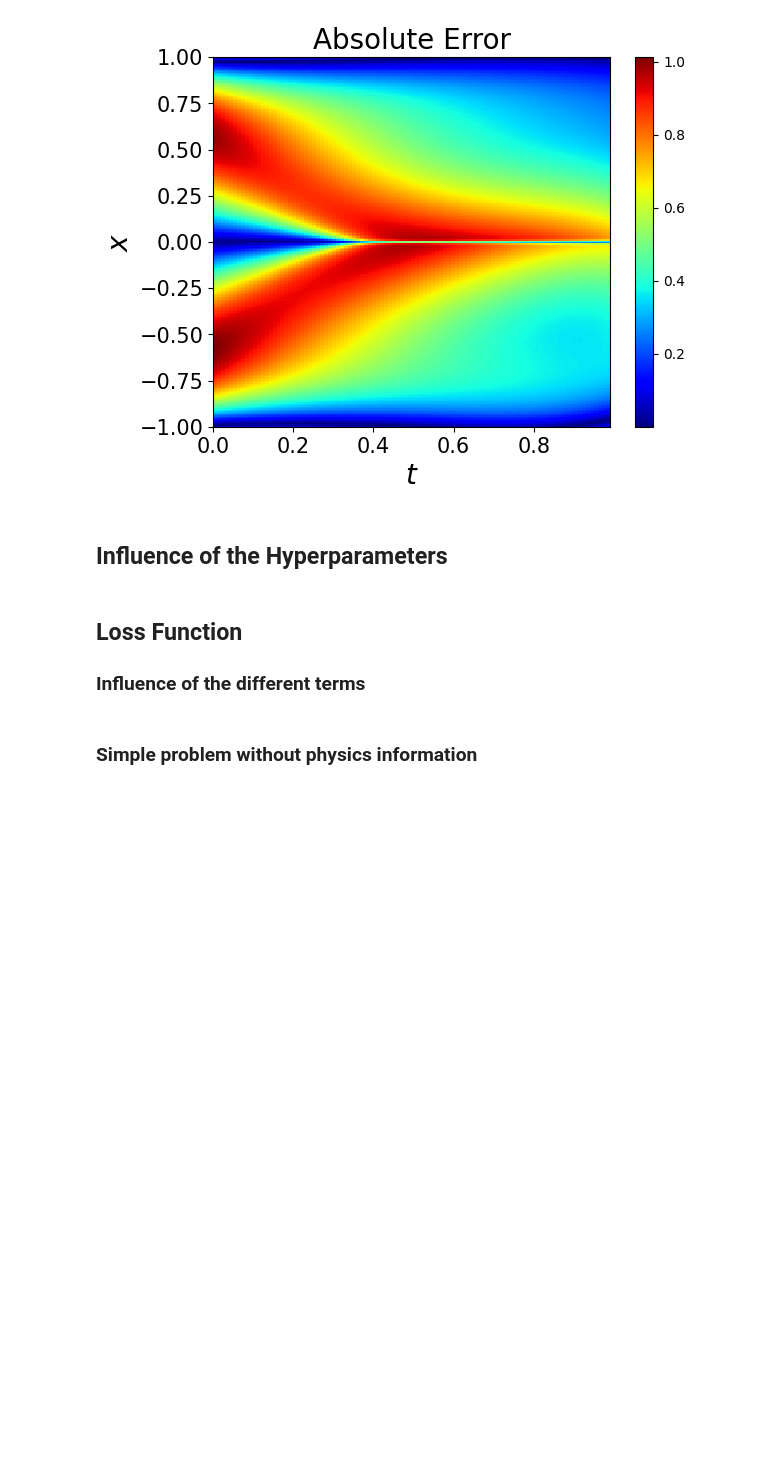
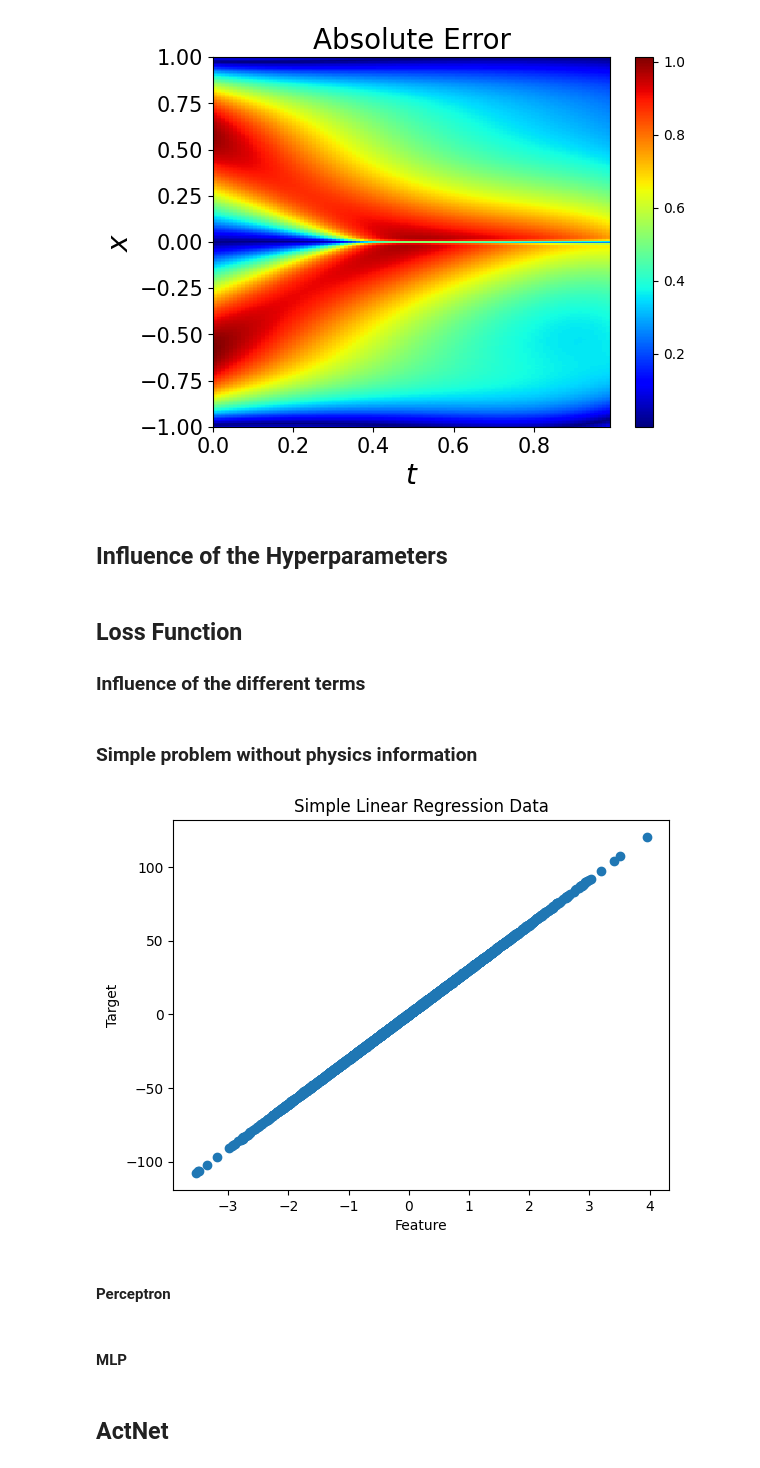
Before and after one commit to Ethan2541/ActNet, a Jupyter notebook: experiments.ipynb, the cells around one changed output. Saved outputs shown, nothing was run; the diff lists cells and outputs as text; code cells hidden in the pictures; blank space fills up the shorter version.

Commit message:
Simple Linear Regression Problem

```diff
--- a/experiments.ipynb
+++ b/experiments.ipynb
@@ -508,13 +523,28 @@ print("L2 Error: ", np.mean((U_pred.T - Exact.T.numpy()).flatten()**2))
 # %%
-from sklearn.datasets import make_regression
+X, y = make_regression(n_samples=5000, n_features=1, noise=0.2)
 
-X, y = make_regression(n_samples=100000, n_features=1, noise=0.1)
-X = torch.tensor(X, dtype=torch.float32)
-y = torch.tensor(y, dtype=torch.float32)
+scaler = StandardScaler()
+X = scaler.fit_transform(X)
 
-# Plot the data
+X_train, X_test, y_train, y_test = train_test_split(X, y, test_size=0.2)
+
+X_train = torch.tensor(X_train, dtype=torch.float32)
+y_train = torch.tensor(y_train, dtype=torch.float32).view(-1, 1)
+
+X_test = torch.tensor(X_test, dtype=torch.float32)
+y_test = torch.tensor(y_test, dtype=torch.float32).view(-1, 1)
+
+train_reg_lin_data = DataLoader(TensorDataset(X_train, y_train), batch_size=300, shuffle=True)
+test_reg_lin_data = DataLoader(TensorDataset(X_test, y_test), batch_size=300, shuffle=False)
+
+device = torch.device("cuda" if torch.cuda.is_available() else "cpu")
+
 plt.scatter(X, y)
 plt.xlabel("Feature")
 plt.ylabel("Target")
 plt.title("Simple Linear Regression Data")
 plt.show()
+# %% [output]
+[figure, added]
+# %% [markdown]
+#### Perceptron
@@ -520,0 +580,2 @@ plt.show()
+# %% [markdown]
+#### MLP
@@ -521,3 +617,5 @@ plt.show()
+# %% [markdown]
+## ActNet
 # %%
 d_in = 1
 d_out = 1
```
Also changed, not shown: parts of 16 cells of this notebook.
